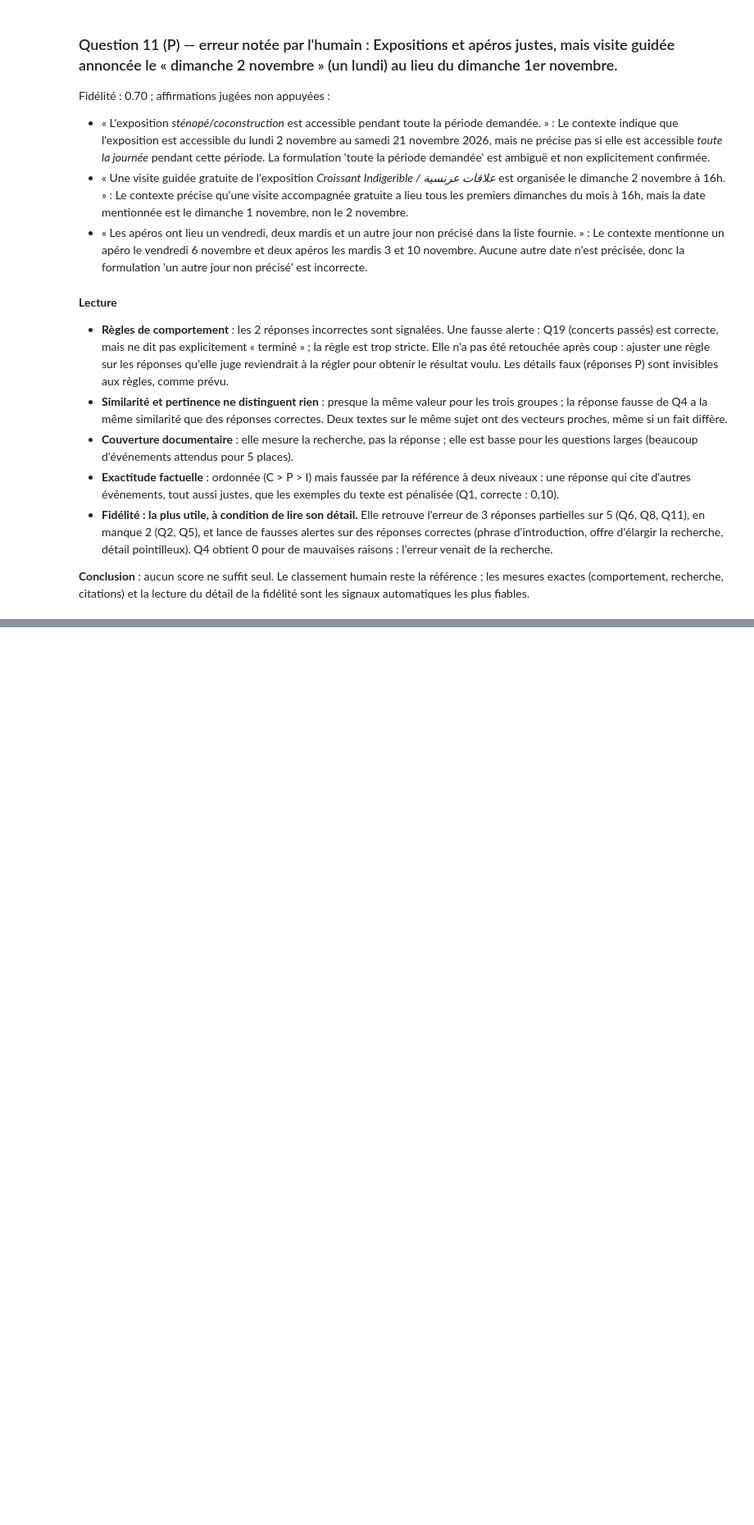
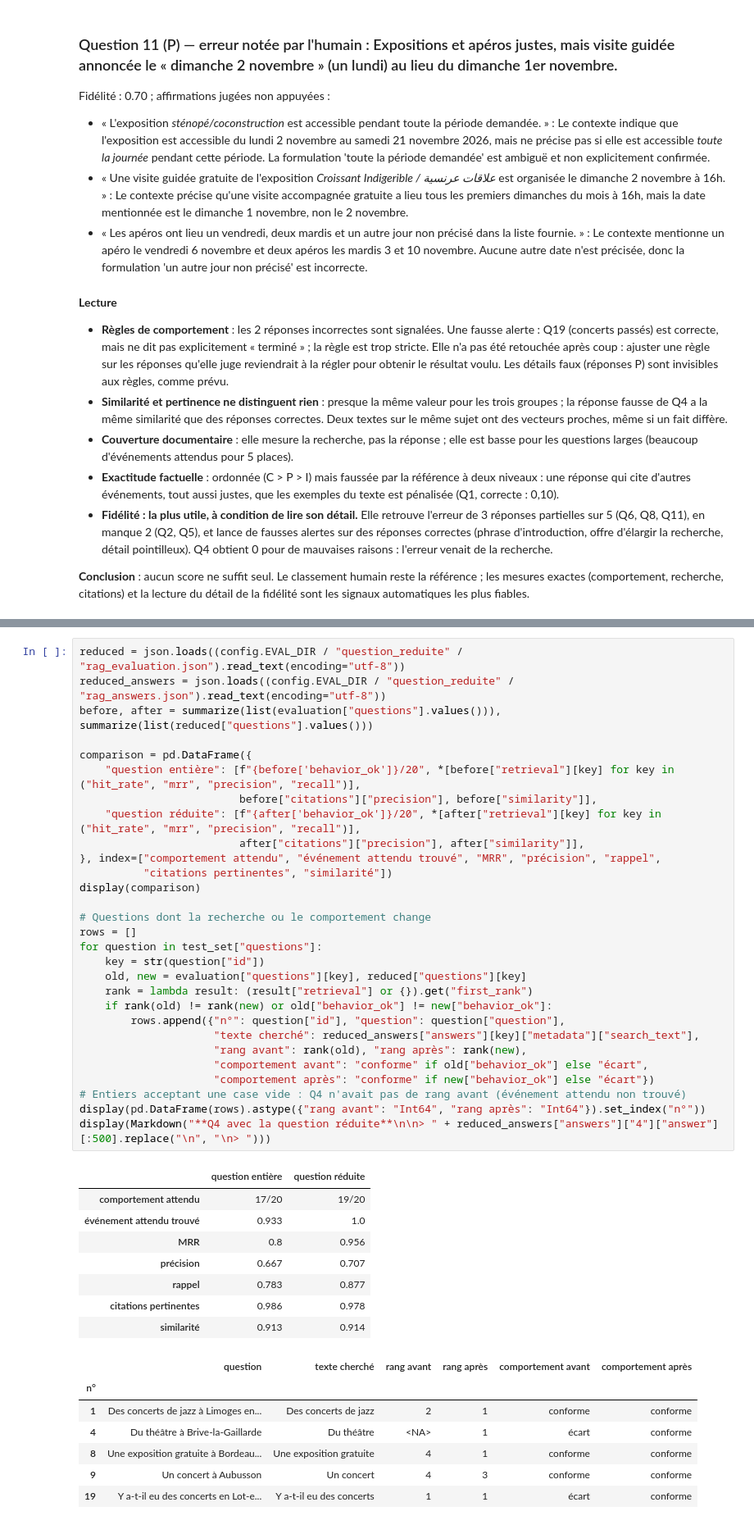
Before and after one commit to Isydoria/Projet_7_-Concevez_et_d-ployez_un_syst-me_RAG, a Jupyter notebook: notebooks/05_evaluation.ipynb, the cells around one changed output, grey strips where cells are left out. Shown at 82% size. Cells and saved outputs as stored; diff of their text form; blank space fills up the shorter version.

Commit message:
Cherche par similarité sans le lieu ni la période déjà filtrés (événement attendu trouvé 0,93 → 1,00, MRR 0,80 → 0,96)

```diff
--- a/notebooks/05_evaluation.ipynb
+++ b/notebooks/05_evaluation.ipynb
@@ -344,0 +354,45 @@ Fidélité : 0.70 ; affirmations jugées non appuyées :
+# %%
+reduced = json.loads((config.EVAL_DIR / "question_reduite" / "rag_evaluation.json").read_text(encoding="utf-8"))
+reduced_answers = json.loads((config.EVAL_DIR / "question_reduite" / "rag_answers.json").read_text(encoding="utf-8"))
+before, after = summarize(list(evaluation["questions"].values())), summarize(list(reduced["questions"].values()))
+
+comparison = pd.DataFrame({
+    "question entière": [f"{before['behavior_ok']}/20", *[before["retrieval"][key] for key in ("hit_rate", "mrr", "precision", "recall")],
+                         before["citations"]["precision"], before["similarity"]],
+    "question réduite": [f"{after['behavior_ok']}/20", *[after["retrieval"][key] for key in ("hit_rate", "mrr", "precision", "recall")],
+                         after["citations"]["precision"], after["similarity"]],
+}, index=["comportement attendu", "événement attendu trouvé", "MRR", "précision", "rappel",
+          "citations pertinentes", "similarité"])
+display(comparison)
+
+# Questions dont la recherche ou le comportement change
+rows = []
+for question in test_set["questions"]:
+    key = str(question["id"])
+    old, new = evaluation["questions"][key], reduced["questions"][key]
+    rank = lambda result: (result["retrieval"] or {}).get("first_rank")
+    if rank(old) != rank(new) or old["behavior_ok"] != new["behavior_ok"]:
+        rows.append({"n°": question["id"], "question": question["question"],
+                     "texte cherché": reduced_answers["answers"][key]["metadata"]["search_text"],
+                     "rang avant": rank(old), "rang après": rank(new),
+                     "comportement avant": "conforme" if old["behavior_ok"] else "écart",
+                     "comportement après": "conforme" if new["behavior_ok"] else "écart"})
+# Entiers acceptant une case vide : Q4 n'avait pas de rang avant (événement attendu non trouvé)
+display(pd.DataFrame(rows).astype({"rang avant": "Int64", "rang après": "Int64"}).set_index("n°"))
+display(Markdown("**Q4 avec la question réduite**\n\n> " + reduced_answers["answers"]["4"]["answer"][:500].replace("\n", "\n> ")))
+# %% [output]
+|  | question entière | question réduite |
+| comportement attendu | 17/20 | 19/20 |
+| événement attendu trouvé | 0.933 | 1.0 |
+| MRR | 0.8 | 0.956 |
+| précision | 0.667 | 0.707 |
+| rappel | 0.783 | 0.877 |
+| citations pertinentes | 0.986 | 0.978 |
+| similarité | 0.913 | 0.914 |
+|  | question | texte cherché | rang avant | rang après | comportement avant | comportement après |
+| n° |  |  |  |  |  |  |
+| 1 | Des concerts de jazz à Limoges en... | Des concerts de jazz | 2 | 1 | conforme | conforme |
+| 4 | Du théâtre à Brive-la-Gaillarde | Du théâtre | <NA> | 1 | écart | conforme |
+| 8 | Une exposition gratuite à Bordeau... | Une exposition gratuite | 4 | 1 | conforme | conforme |
+| 9 | Un concert à Aubusson | Un concert | 4 | 3 | conforme | conforme |
+| 19 | Y a-t-il eu des concerts en Lot-e... | Y a-t-il eu des concerts | 1 | 1 | écart | conforme |
```
Also changed, not shown: parts of 5 cells of this notebook, 13 other files.
